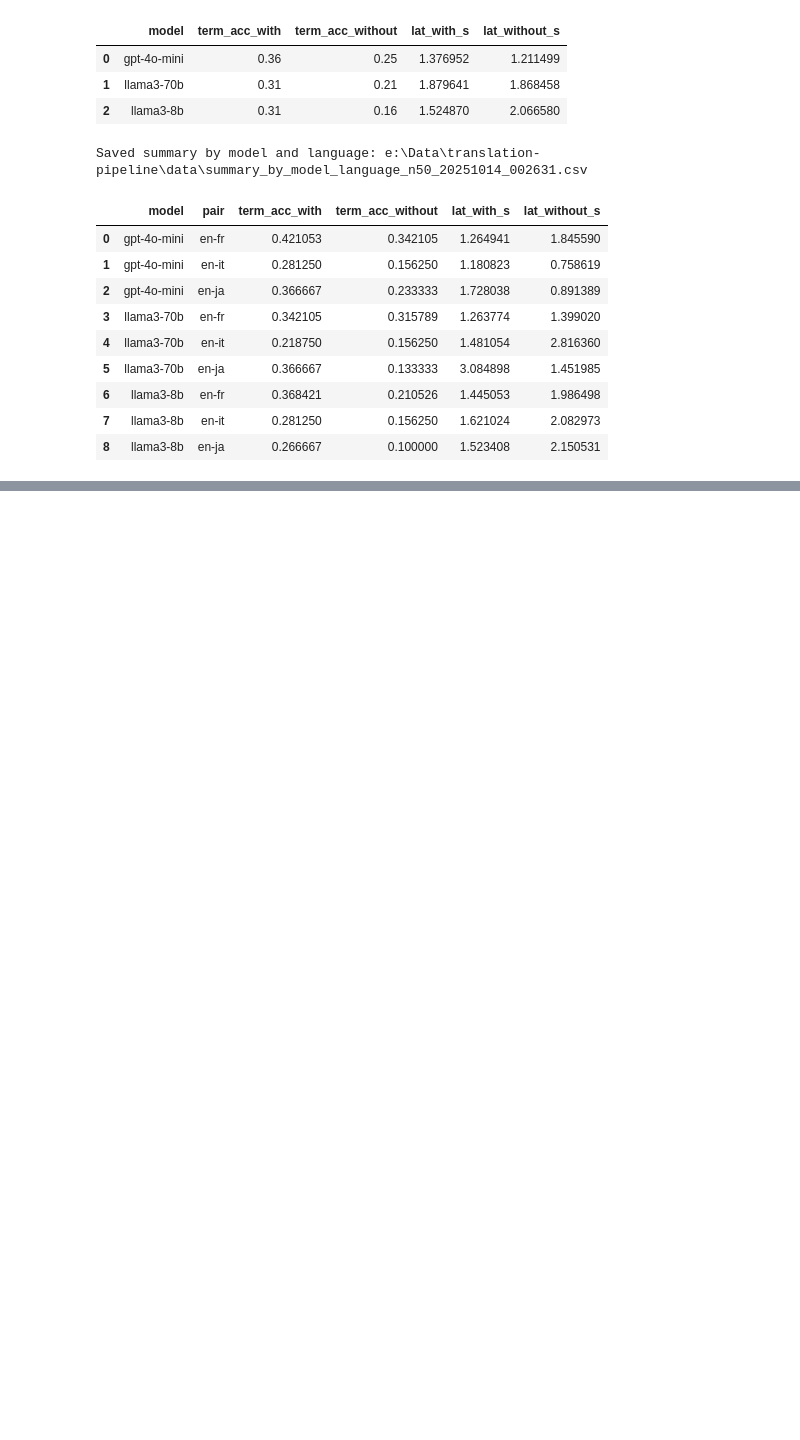
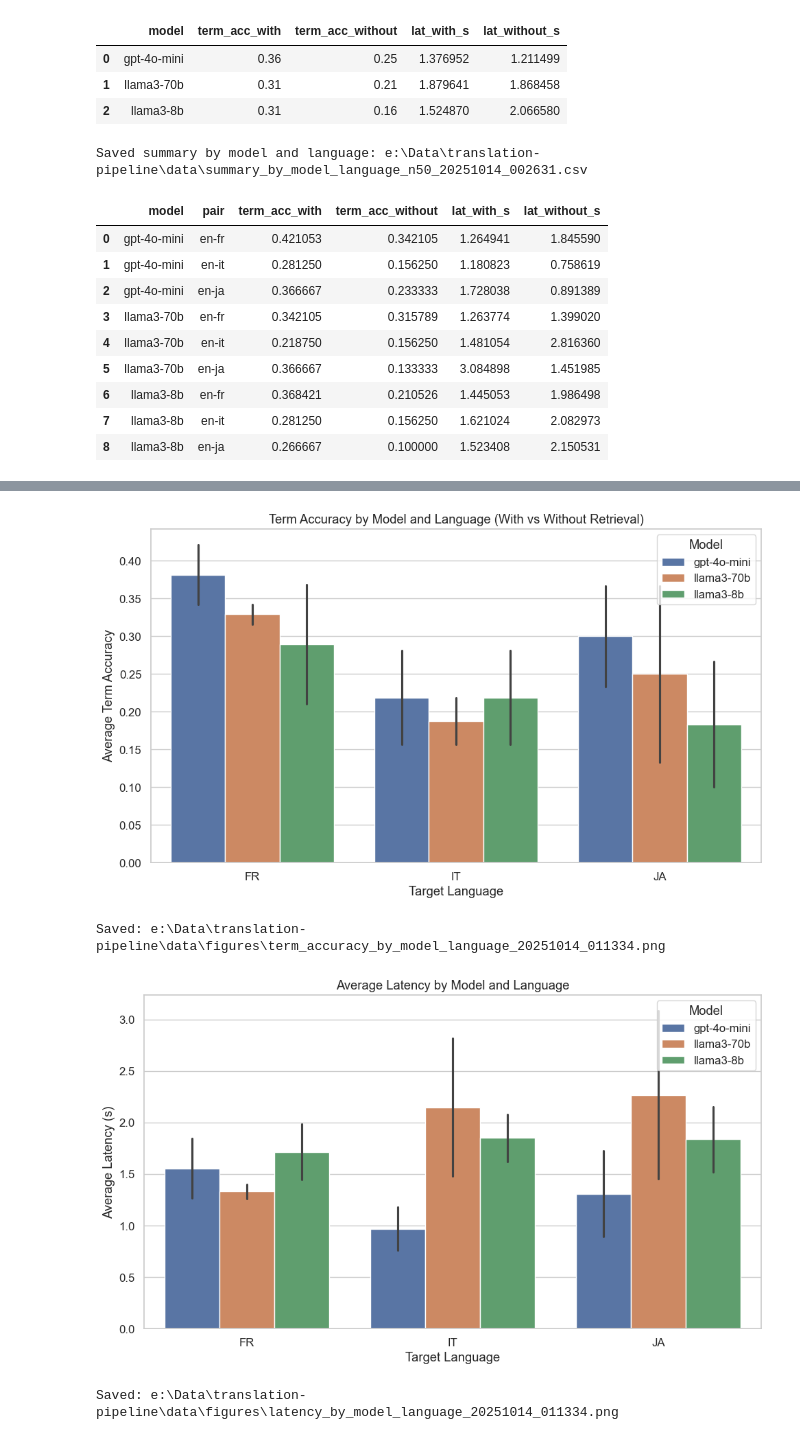
Before and after one commit to daniel-jr97/llm-glossary-translation, a Jupyter notebook: notebooks/pipeline.ipynb, the cells around one changed output, grey strips where cells are left out. Cells and saved outputs as stored; diff of their text form; code cells hidden in the pictures; blank space fills up the shorter version.

```diff
--- a/notebooks/pipeline.ipynb
+++ b/notebooks/pipeline.ipynb
@@ -386,0 +435,59 @@ Saved summary by model and language: e:\Data\translation-pipeline\data\summary_b
+# %%
+import os, time
+import matplotlib.pyplot as plt
+
+
+# Create a figures directory
+figdir = os.path.join(DATA, "figures")
+os.makedirs(figdir, exist_ok=True)
+
+ts = time.strftime('%Y%m%d_%H%M%S')
+
+# ----- Rebuild Plot 1: Term Accuracy by Model and Language (With vs Without) -----
+plt.figure(figsize=(10, 6))
+ax1 = sns.barplot(
+    data=df.melt(
+        id_vars=["model", "Language"],
+        value_vars=["term_acc_with", "term_acc_without"],
+        var_name="Mode",
+        value_name="Term Accuracy"
+    ),
+    x="Language", y="Term Accuracy", hue="model"
+)
+plt.title("Term Accuracy by Model and Language (With vs Without Retrieval)")
+plt.xlabel("Target Language")
+plt.ylabel("Average Term Accuracy")
+plt.legend(title="Model", loc="upper right")
+plt.tight_layout()
+
+acc_path = os.path.join(figdir, f"term_accuracy_by_model_language_{ts}.png")
+plt.gcf().savefig(acc_path, dpi=200, bbox_inches="tight")
+plt.show()
+print("Saved:", acc_path)
+
+# ----- Rebuild Plot 2: Latency by Model and Language -----
+plt.figure(figsize=(10, 6))
+ax2 = sns.barplot(
+    data=df.melt(
+        id_vars=["model", "Language"],
+        value_vars=["lat_with_s", "lat_without_s"],
+        var_name="Mode",
+        value_name="Latency (s)"
+    ),
+    x="Language", y="Latency (s)", hue="model"
+)
+plt.title("Average Latency by Model and Language")
+plt.xlabel("Target Language")
+plt.ylabel("Average Latency (s)")
+plt.legend(title="Model", loc="upper right")
+plt.tight_layout()
+
+lat_path = os.path.join(figdir, f"latency_by_model_language_{ts}.png")
+plt.gcf().savefig(lat_path, dpi=200, bbox_inches="tight")
+plt.show()
+print("Saved:", lat_path)
+# %% [output]
+[figure, added]
+Saved: e:\Data\translation-pipeline\data\figures\term_accuracy_by_model_language_20251014_011334.png
+[figure, added]
+Saved: e:\Data\translation-pipeline\data\figures\latency_by_model_language_20251014_011334.png
```
Also changed, not shown: parts of 3 cells of this notebook.
